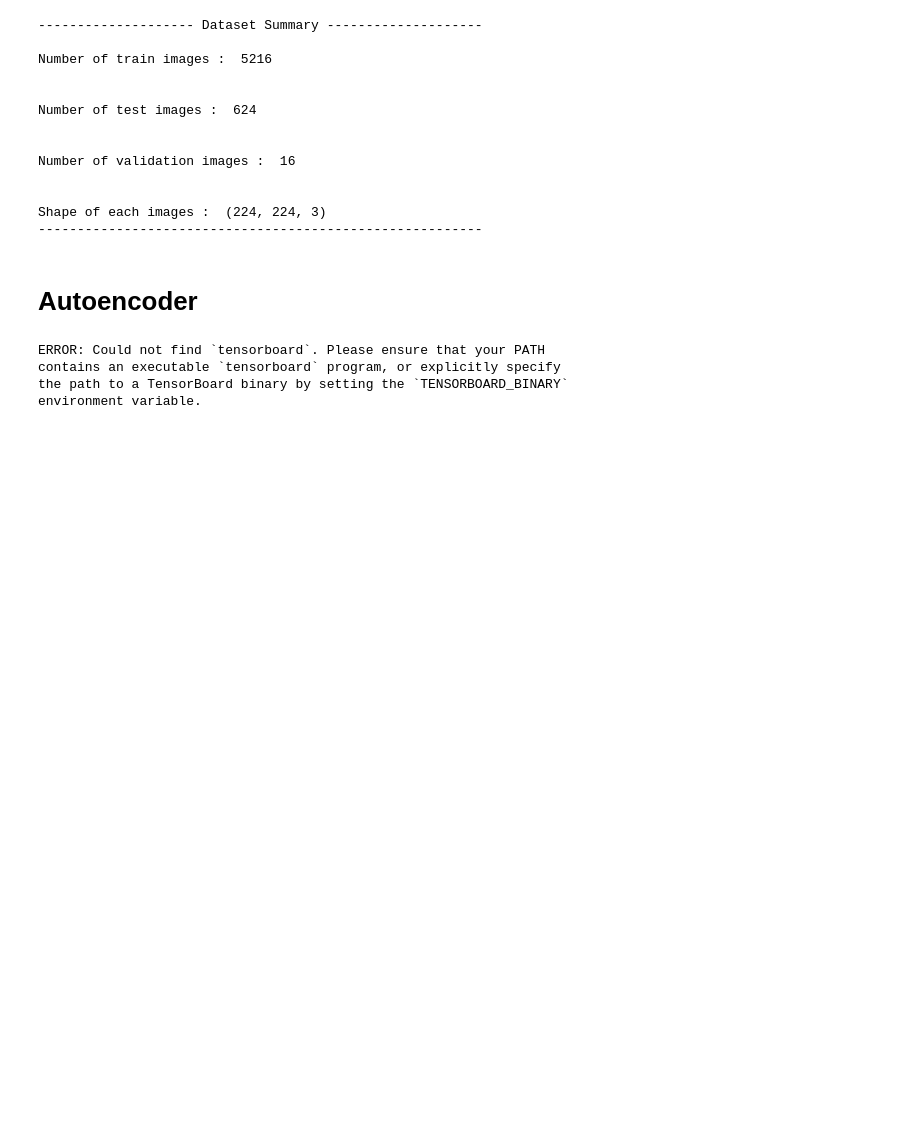
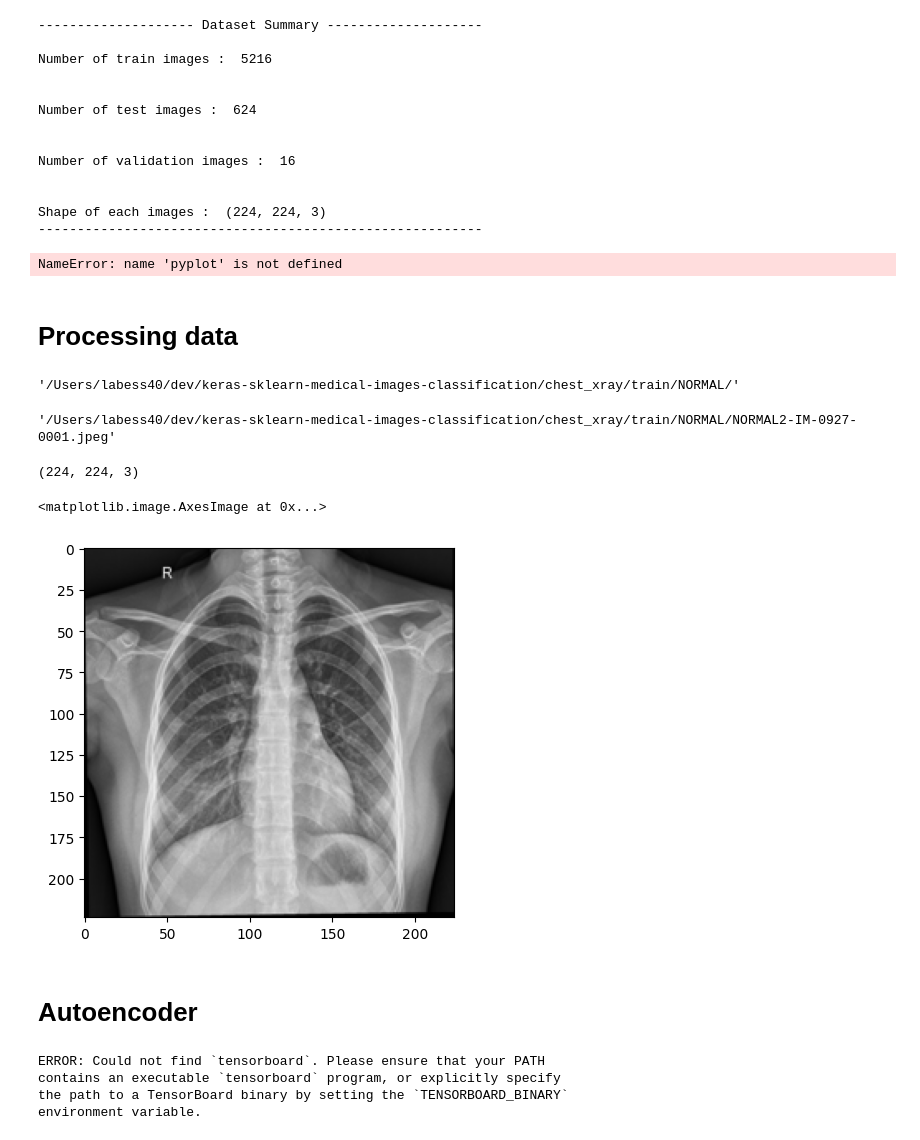
Before and after one commit to Bessouat40/python-ai-explainability, a Jupyter notebook: images.ipynb, the cells around one changed output. Drawn from its saved outputs; the diff is of its cells as text; code cells hidden in the pictures; blank space fills up the shorter version.

Commit message:
data preprocessing modification

```diff
--- a/images.ipynb
+++ b/images.ipynb
@@ -26,6 +26,42 @@ Number of validation images :  16
 
 Shape of each images :  (224, 224, 3)
 ---------------------------------------------------------
+# %%
+pyplot.imshow(dataset.test_images[0])
+# %% [output]
+NameError: name 'pyplot' is not defined
+# %% [markdown]
+# Processing data
+# %%
+import os
+from PIL import Image
+import numpy as np
+import matplotlib.pyplot as plt
+
+data_path = os.getenv("PATH_TO_IMAGES") + '/'
+data_path
+# %% [output]
+'/Users/labess40/dev/keras-sklearn-medical-images-classification/chest_xray/train/NORMAL/'
+# %%
+dirs = os.listdir(data_path)
+path = [data_path + path for path in dirs][0]
+path
+# %% [output]
+'/Users/labess40/dev/keras-sklearn-medical-images-classification/chest_xray/train/NORMAL/NORMAL2-IM-0927-0001.jpeg'
+# %%
+img = Image.open(path).convert('RGB')
+img = img.resize((224,224))
+# img_resized = np.resize(np.asarray(img), (224,224))
+
+# Convert to three channels by stacking the grayscale image
+# img_stack = np.stack((img_resized,)*3, axis=-1) / 255.0
+np_image = np.array(img) / 255.0
+print(np_image.shape)
+plt.imshow(img)
+# %% [output]
+(224, 224, 3)
+<matplotlib.image.AxesImage at 0x...>
+[figure, added]
 # %% [markdown]
 # Autoencoder
 # %%
```
Also changed, not shown: 1 other file.
